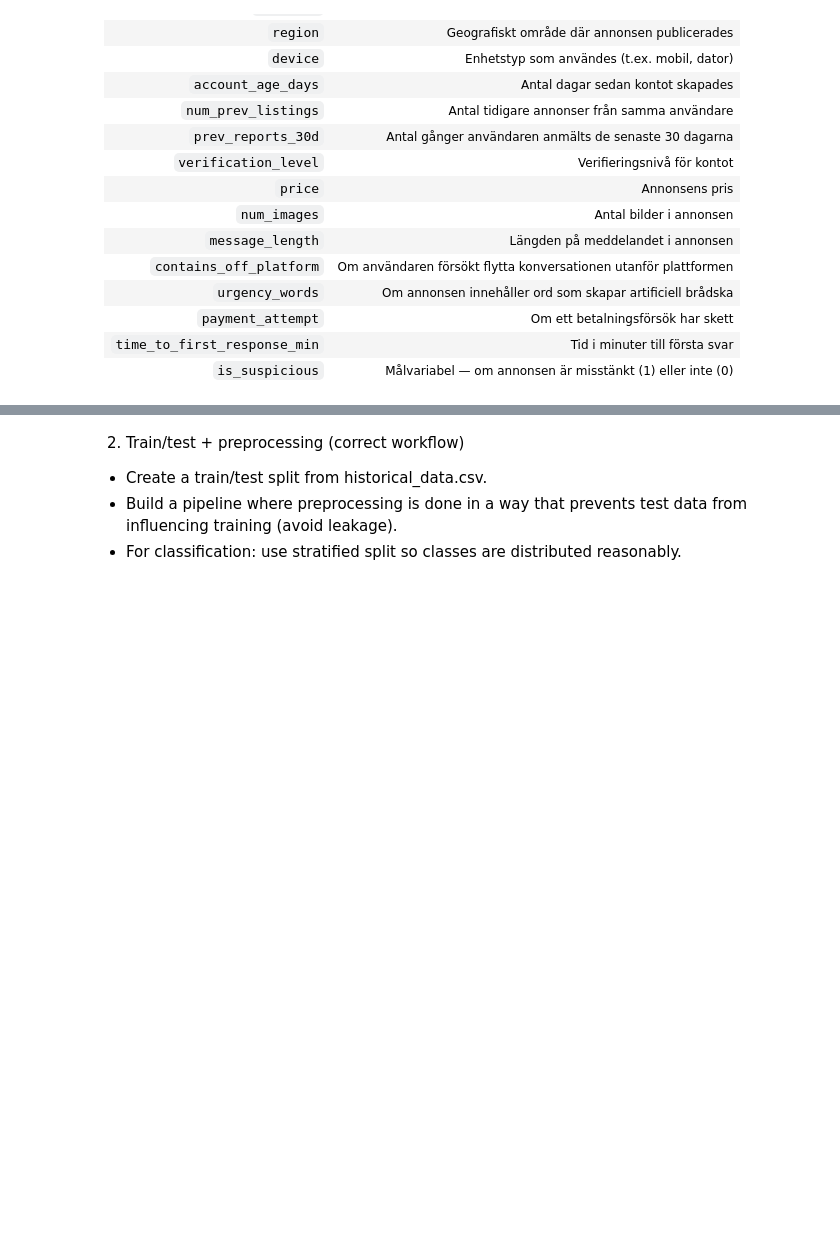
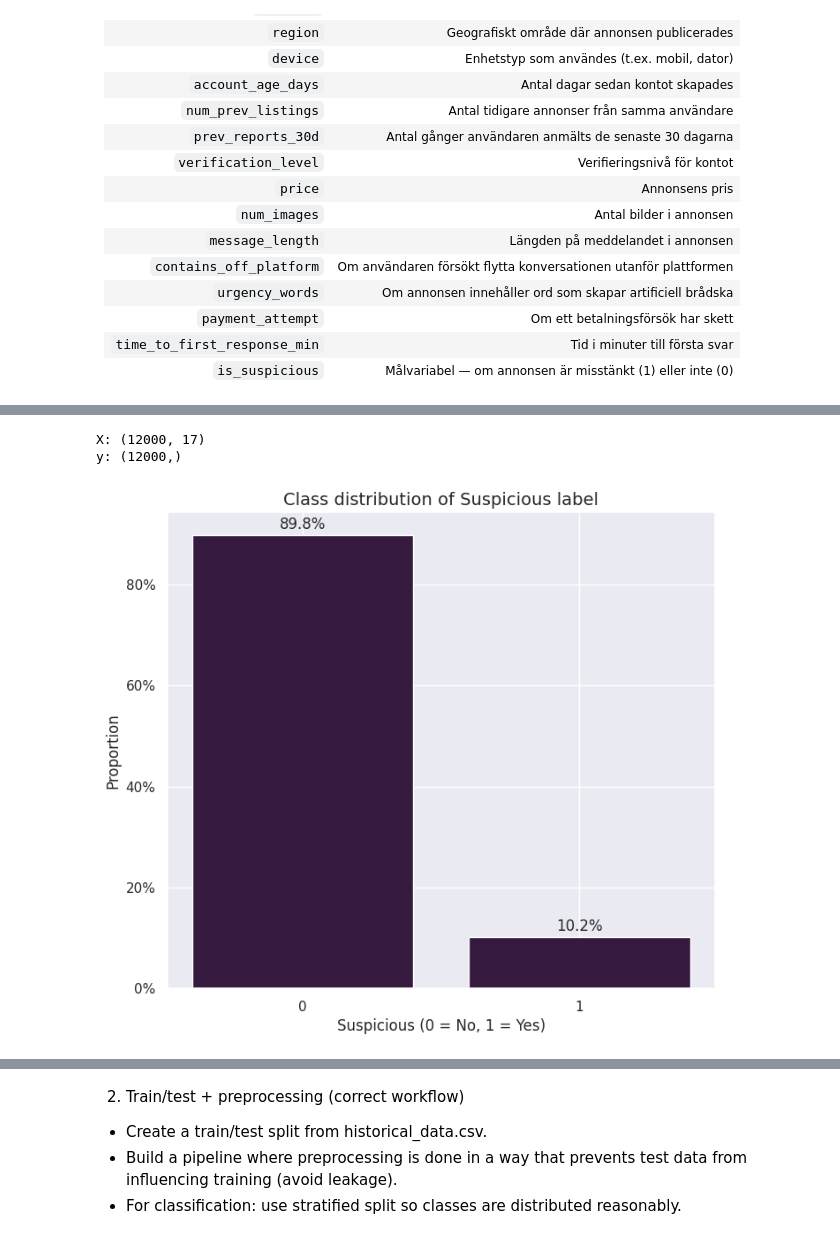
Before and after one commit to IreneGrisenti/Marketplace_Safety_Scam_detection, a Jupyter notebook: Notebooks/scam_detection_model.ipynb, the cells around one changed output, grey strips where cells are left out. Saved outputs shown, nothing was run; the diff lists cells and outputs as text; code cells hidden in the pictures; blank space fills up the shorter version.

Commit message:
EDA and data understanding

```diff
--- a/Notebooks/scam_detection_model.ipynb
+++ b/Notebooks/scam_detection_model.ipynb
@@ -43,6 +43,7 @@ import numpy as np
 import pandas as pd
 
 import matplotlib.pyplot as plt
+import matplotlib.ticker as mtick
 import seaborn as sns
 
 from sklearn.model_selection import train_test_split, cross_val_score, GridSearchCV
@@ -56,7 +57,7 @@ from joblib import dump, load
 
 from sklearn.dummy import DummyClassifier
 from sklearn.linear_model import LogisticRegression
-from sklearn.ensemble import RandomForestClassifier
+from sklearn.ensemble import RandomForestClassifier, GradientBoostingClassifier
 
 
 from sklearn.metrics import (
@@ -72,5 +73,5 @@ from sklearn.metrics import (
 import warnings
 warnings.filterwarnings("ignore")
 
-sns.set_theme(palette="rocket", font="Helvetica")
+sns.set_theme(palette="rocket")
 # %% [markdown]
@@ -81,0 +84,5 @@ sns.set_theme(palette="rocket", font="Helvetica")
+# %%
+marketplace_data = pd.read_csv("../Data/historical_data.csv")
+
+print(marketplace_data.shape)
+marketplace_data.head()
@@ -81,0 +159,29 @@ sns.set_theme(palette="rocket", font="Helvetica")
+# %%
+X_full = marketplace_data.drop(["is_suspicious"], axis=1)
+y_full = marketplace_data["is_suspicious"]
+
+print("X:", X_full.shape, "\ny:", y_full.shape)
+# %% [output]
+X: (12000, 17)
+y: (12000,)
+# %%
+y_distribution = y_full.value_counts(normalize=True)
+
+fig1, ax = plt.subplots(figsize=(8,7))
+suspocious_distribution = ax.bar(y_distribution.index, y_distribution.values)
+
+for bar in suspocious_distribution:
+    height = bar.get_height()
+    ax.text(bar.get_x() + bar.get_width()/2, height + 0.005,
+            f'{height:.1%}', ha='center', va='bottom')
+
+ax.set_title("Class distribution of Suspicious label", fontsize=14)
+ax.set_xlabel("Suspicious (0 = No, 1 = Yes)")
+ax.set_ylabel("Proportion")
+ax.set_xticks([0, 1])
+ax.yaxis.set_major_formatter(plt.FuncFormatter(lambda x, _: f"{x:.0%}"))
+
+plt.savefig("../Img/1_suspicious_share")
+plt.show()
+# %% [output]
+[figure, added]
```
Also changed, not shown: parts of 6 cells of this notebook, 1 other file.
